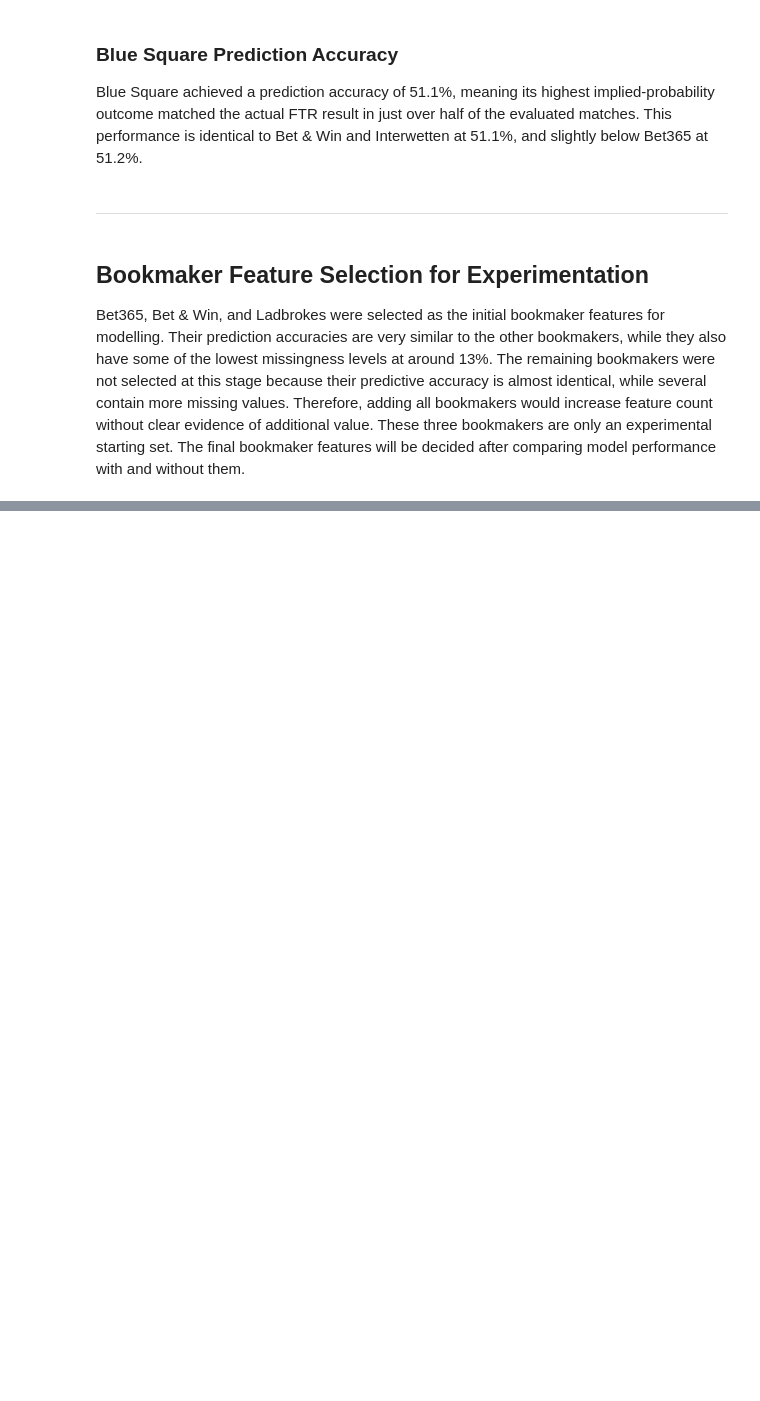
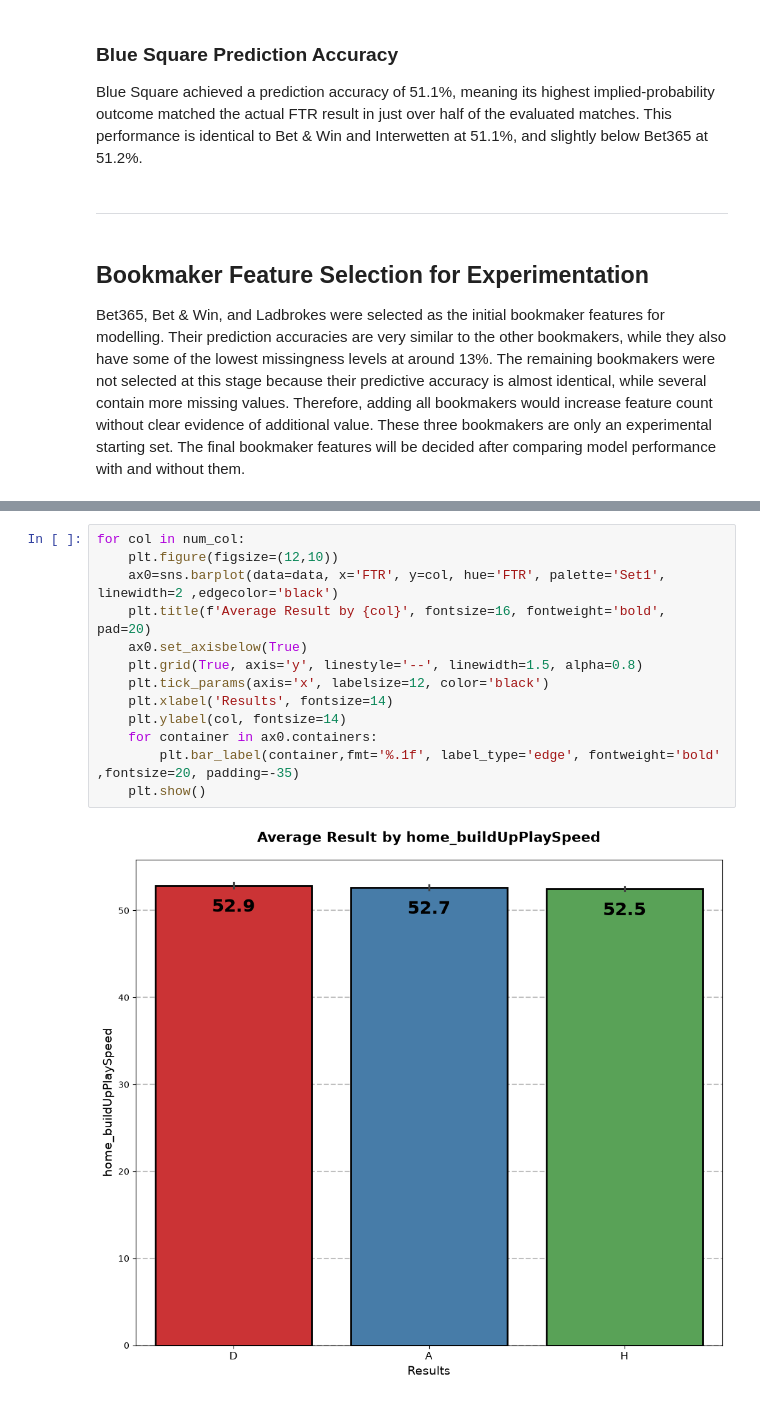
Before and after one commit to Aalli-Talpur/football-match-outcome-prediction, a Jupyter notebook: Notebook/02_Joined_Data_EDA.ipynb, the cells around one changed output, grey strips where cells are left out. Drawn from its saved outputs; the diff is of its cells as text; blank space fills up the shorter version.

```diff
--- a/Notebook/02_Joined_Data_EDA.ipynb
+++ b/Notebook/02_Joined_Data_EDA.ipynb
@@ -912,0 +1138,15 @@ These three bookmakers are only an experimental starting set. The final bookmake
+# %%
+for col in num_col:
+    plt.figure(figsize=(12,10))
+    ax0=sns.barplot(data=data, x='FTR', y=col, hue='FTR', palette='Set1', linewidth=2 ,edgecolor='black')
+    plt.title(f'Average Result by {col}', fontsize=16, fontweight='bold', pad=20)
+    ax0.set_axisbelow(True)
+    plt.grid(True, axis='y', linestyle='--', linewidth=1.5, alpha=0.8)
+    plt.tick_params(axis='x', labelsize=12, color='black')
+    plt.xlabel('Results', fontsize=14)
+    plt.ylabel(col, fontsize=14)
+    for container in ax0.containers:
+        plt.bar_label(container,fmt='%.1f', label_type='edge', fontweight='bold' ,fontsize=20, padding=-35)
+    plt.show()
+# %% [output]
+[figure, added]
```
Also changed, not shown: parts of 23 cells of this notebook.
